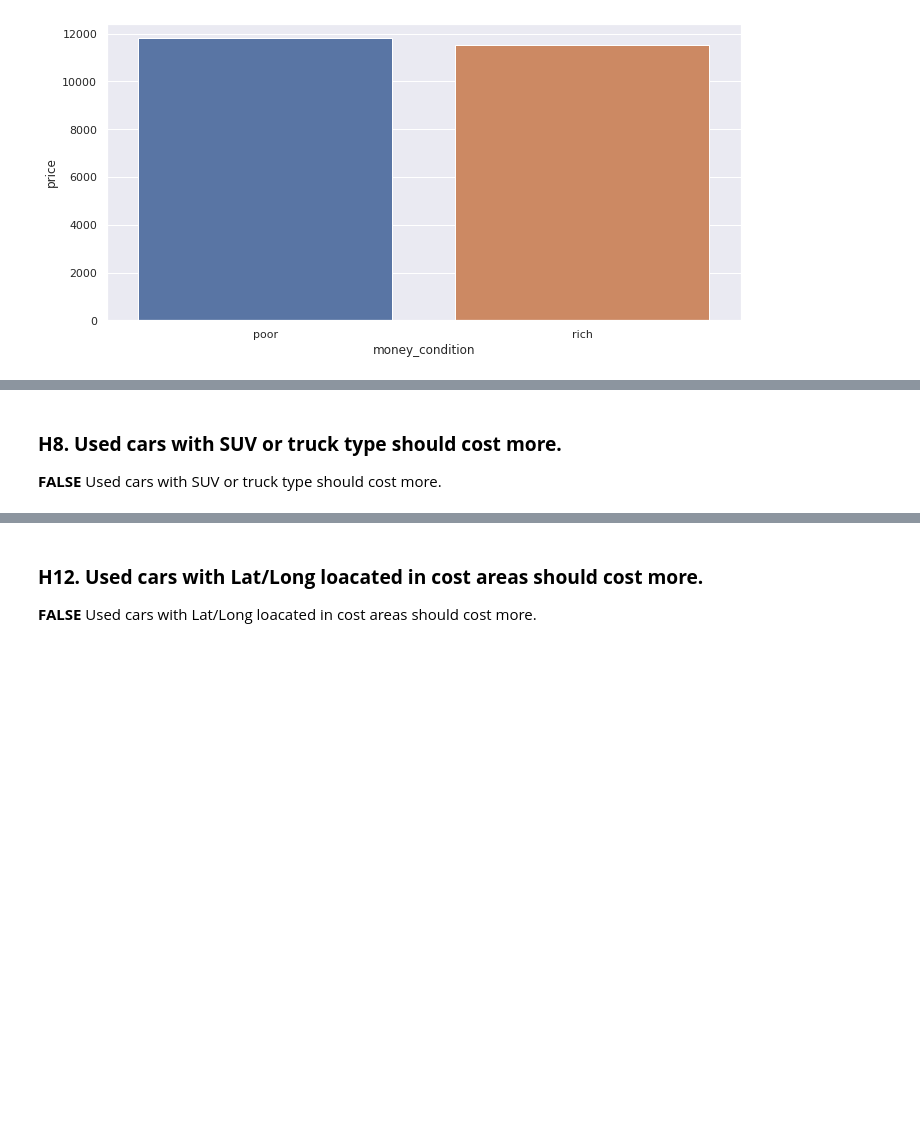
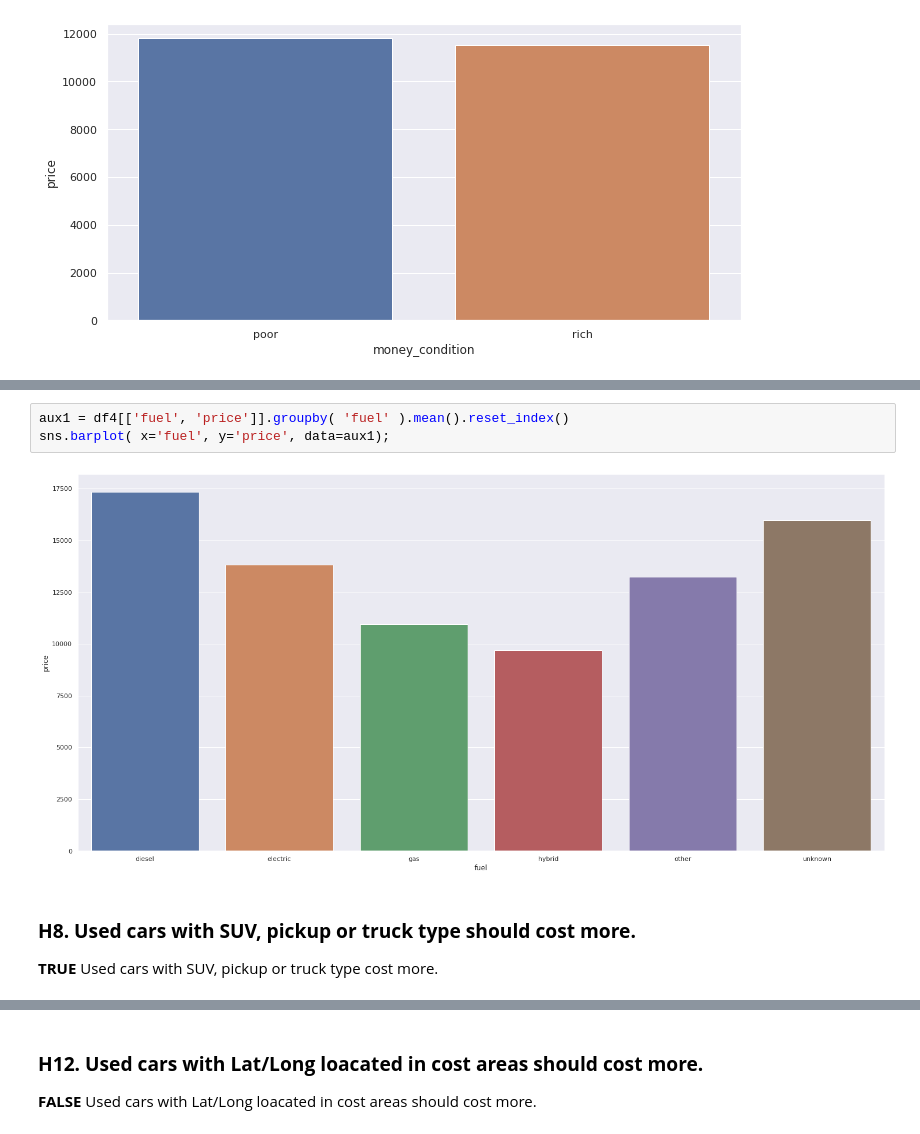
Before and after one commit to panambY/Used_Car_Price, a Jupyter notebook: Used_Car_Price.ipynb, the cells around one changed output, grey strips where cells are left out. Saved outputs shown, nothing was run; the diff lists cells and outputs as text; blank space fills up the shorter version.

```diff
--- a/Used_Car_Price.ipynb
+++ b/Used_Car_Price.ipynb
@@ -1228,3 +1241,8 @@ df4['size'].value_counts()
+# %%
+aux1 = df4[['fuel', 'price']].groupby( 'fuel' ).mean().reset_index()
+sns.barplot( x='fuel', y='price', data=aux1);
+# %% [output]
+[figure, added]
 # %% [markdown]
-### **H8. Used cars with SUV or truck type should cost more.**
-**FALSE** Used cars with SUV or truck type should cost more.
+### **H8. Used cars with SUV, pickup or truck type should cost more.**
+**TRUE** Used cars with SUV, pickup or truck type cost more.
```
Also changed, not shown: parts of 19 cells of this notebook.
